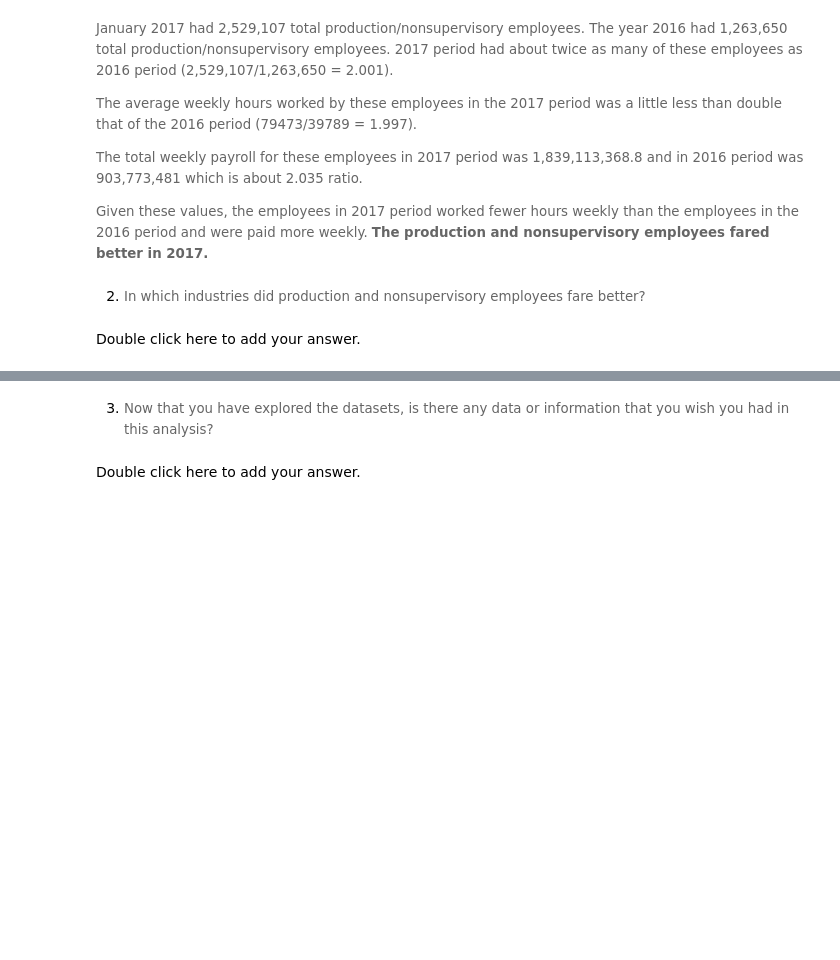
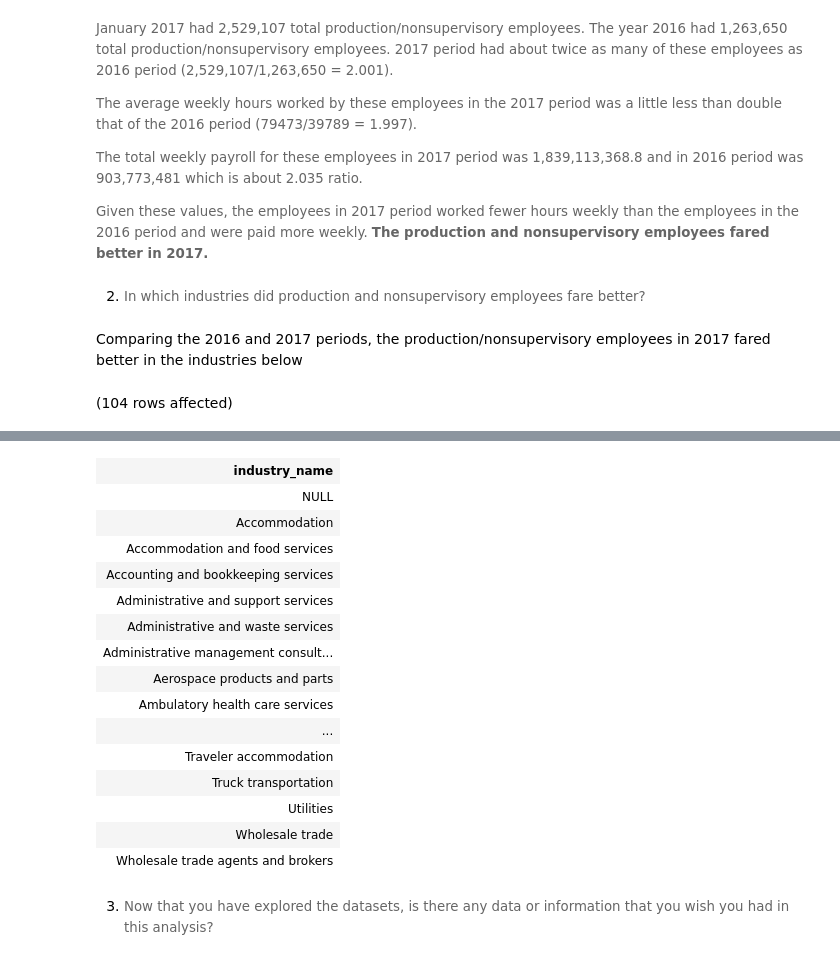
Before and after one commit to boroshs/Assignment3_9to5, a Jupyter notebook: 9to5.ipynb, the cells around one changed output, grey strips where cells are left out. Drawn from its saved outputs; the diff is of its cells as text; code cells hidden in the pictures; blank space fills up the shorter version.

```diff
--- a/9to5.ipynb
+++ b/9to5.ipynb
@@ -539,5 +519,16 @@ font-family:&quot;Times New Roman&quot;,serif;mso-fareast-font-family:&quot;Time
 color:#666666;background:white">Given these values, the employees in 2017 period worked fewer hours weekly than the employees in the 2016 period and were paid more weekly. <b>The production and nonsupervisory employees fared better in 2017.</b></span>
 # %% [markdown]
 2. <span style="background-color: rgb(255, 255, 255); font-size: 10pt; white-space: pre-wrap; color: rgb(102, 102, 102); font-family: Arvo, serif;">In which industries did production and nonsupervisory employees fare better?</span>
-# %% [markdown]
-Double click here to add your answer.
+# %% [markdown]
+Comparing the 2016 and 2017 periods, the production/nonsupervisory employees in 2017 fared better in the industries below
+# %%
+-- SELECT DISTINCT industry_name
+-- FROM january_2017
+-- LEFT JOIN series ON january_2017.series_id = series.series_id
+-- LEFT JOIN industry ON series.industry_code = industry.industry_code
+-- WHERE  [value] > (
+--     SELECT AVG([value])
+--     FROM annual_2016 LEFT JOIN series ON annual_2016.series_id = series.series_id
+--     WHERE data_type_code = 82)
+# %% [output]
+(104 rows affected)
@@ -544,4 +536,18 @@ Double click here to add your answer.
+| industry_name |
+| NULL |
+| Accommodation |
+| Accommodation and food services |
+| Accounting and bookkeeping services |
+| Administrative and support services |
+| Administrative and waste services |
+| Administrative management consult... |
+| Aerospace products and parts |
+| Ambulatory health care services |
+| ... |
+| Traveler accommodation |
+| Truck transportation |
+| Utilities |
+| Wholesale trade |
+| Wholesale trade agents and brokers |
 # %% [markdown]
 3. <span style="font-size: 10pt; font-family: Arvo, serif; color: rgb(102, 102, 102); background-color: rgb(255, 255, 255); font-variant-numeric: normal; font-variant-east-asian: normal; vertical-align: baseline; white-space: pre-wrap;">Now that you have explored the datasets, is there any data or information that you wish you had in this analysis?</span>
-# %% [markdown]
-Double click here to add your answer.
```
Also changed, not shown: parts of 34 cells of this notebook.
